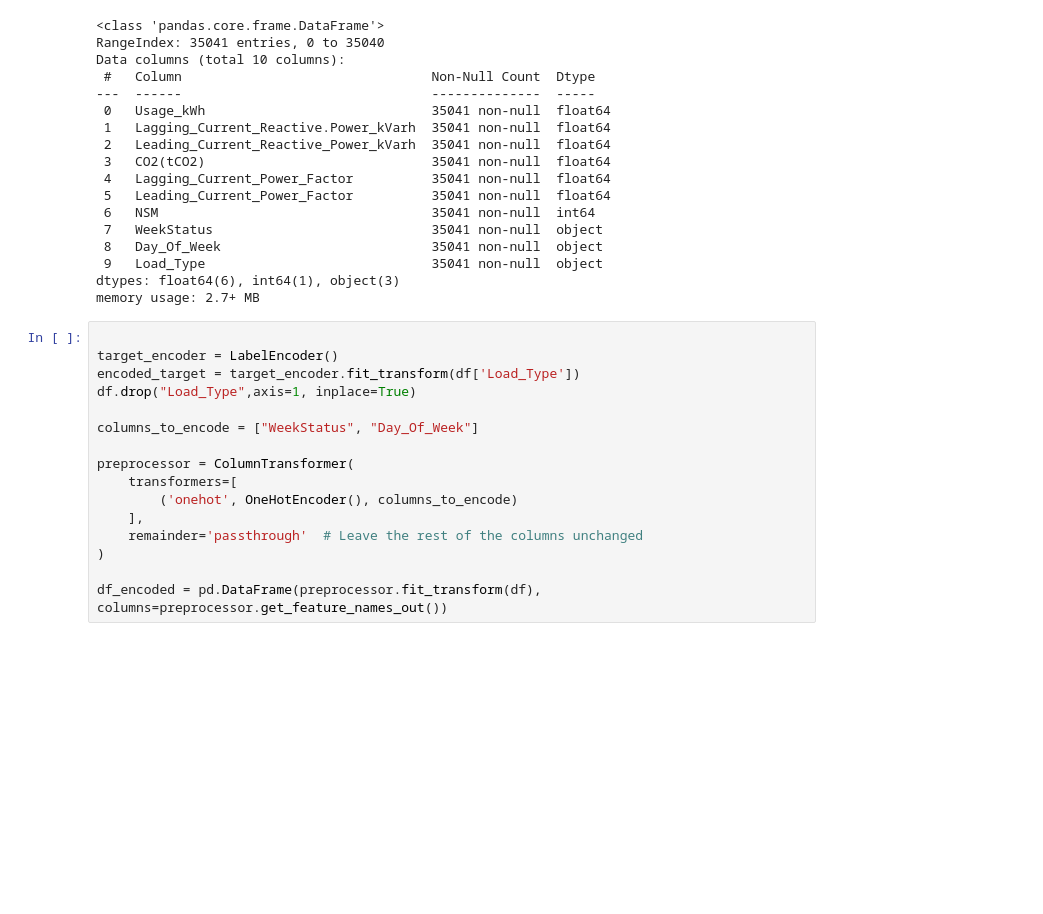
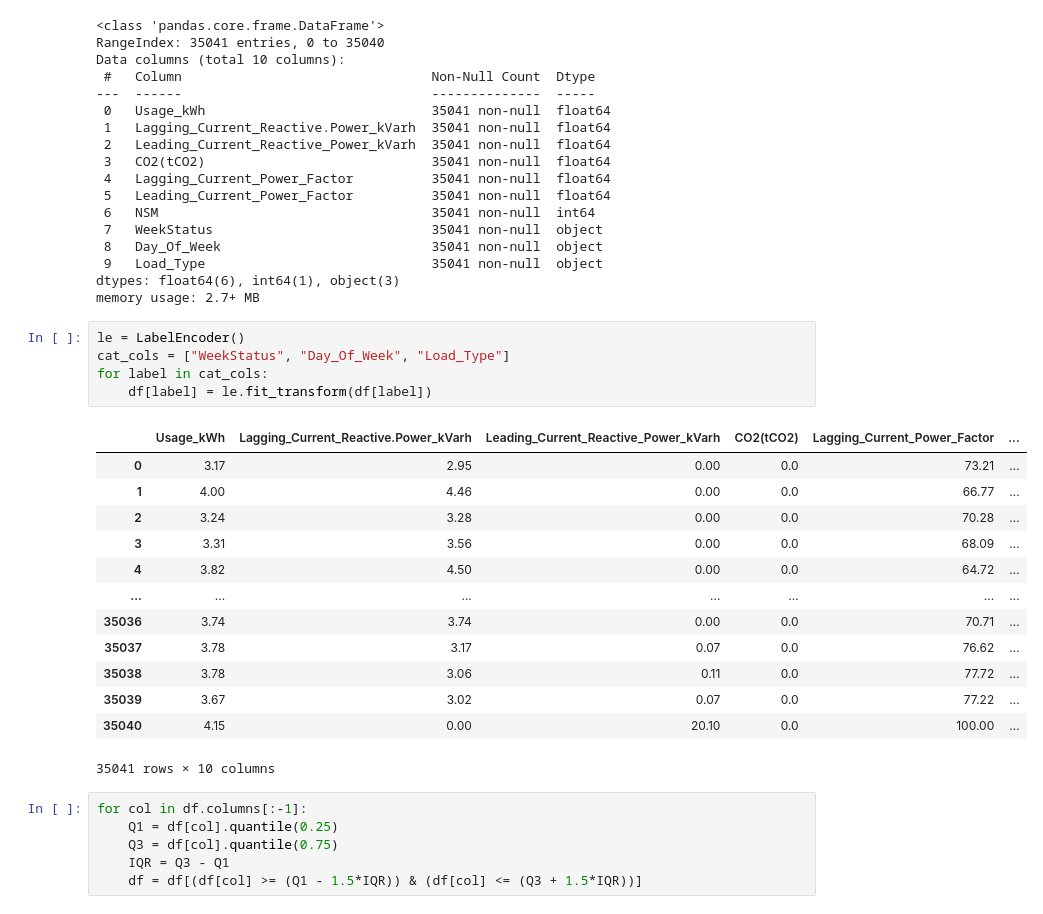
Before and after one commit to MaukanMir/Steel-Classifier, a Jupyter notebook: training.ipynb, the cells around one changed output. Saved outputs shown, nothing was run; the diff lists cells and outputs as text; blank space fills up the shorter version.

```diff
--- a/training.ipynb
+++ b/training.ipynb
@@ -118,20 +118,29 @@ Data columns (total 10 columns):
  9   Load_Type                             35041 non-null  object
 dtypes: float64(6), int64(1), object(3)
 memory usage: 2.7+ MB
-# %%
-
-target_encoder = LabelEncoder()
-encoded_target = target_encoder.fit_transform(df['Load_Type'])
-df.drop("Load_Type",axis=1, inplace=True)
-
-columns_to_encode = ["WeekStatus", "Day_Of_Week"]
-
-preprocessor = ColumnTransformer(
-    transformers=[
-        ('onehot', OneHotEncoder(), columns_to_encode)
-    ],
-    remainder='passthrough'  # Leave the rest of the columns unchanged
-)
-
-df_encoded = pd.DataFrame(preprocessor.fit_transform(df), columns=preprocessor.get_feature_names_out())
+# %%
+le = LabelEncoder()
+cat_cols = ["WeekStatus", "Day_Of_Week", "Load_Type"]
+for label in cat_cols:
+    df[label] = le.fit_transform(df[label])
+# %% [output]
+|  | Usage_kWh | Lagging_Current_Reactive.Power_kVarh | Leading_Current_Reactive_Power_kVarh | CO2(tCO2) | Lagging_Current_Power_Factor | ... |
+| 0 | 3.17 | 2.95 | 0.00 | 0.0 | 73.21 | ... |
+| 1 | 4.00 | 4.46 | 0.00 | 0.0 | 66.77 | ... |
+| 2 | 3.24 | 3.28 | 0.00 | 0.0 | 70.28 | ... |
+| 3 | 3.31 | 3.56 | 0.00 | 0.0 | 68.09 | ... |
+| 4 | 3.82 | 4.50 | 0.00 | 0.0 | 64.72 | ... |
+| ... | ... | ... | ... | ... | ... | ... |
+| 35036 | 3.74 | 3.74 | 0.00 | 0.0 | 70.71 | ... |
+| 35037 | 3.78 | 3.17 | 0.07 | 0.0 | 76.62 | ... |
+| 35038 | 3.78 | 3.06 | 0.11 | 0.0 | 77.72 | ... |
+| 35039 | 3.67 | 3.02 | 0.07 | 0.0 | 77.22 | ... |
+| 35040 | 4.15 | 0.00 | 20.10 | 0.0 | 100.00 | ... |
+35041 rows × 10 columns
+# %%
+for col in df.columns[:-1]:
+    Q1 = df[col].quantile(0.25)
+    Q3 = df[col].quantile(0.75)
+    IQR = Q3 - Q1
+    df = df[(df[col] >= (Q1 - 1.5*IQR)) & (df[col] <= (Q3 + 1.5*IQR))]
 # %%
```
Also changed, not shown: parts of 2 cells of this notebook.
